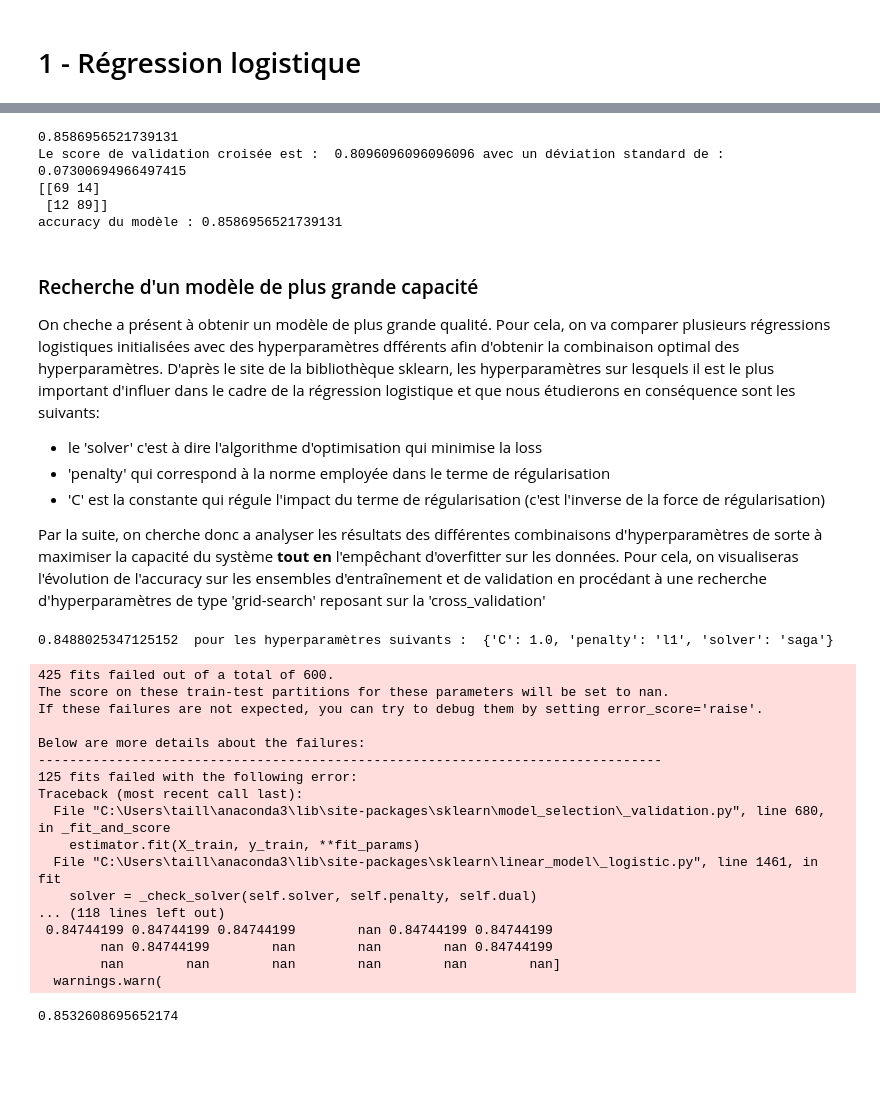
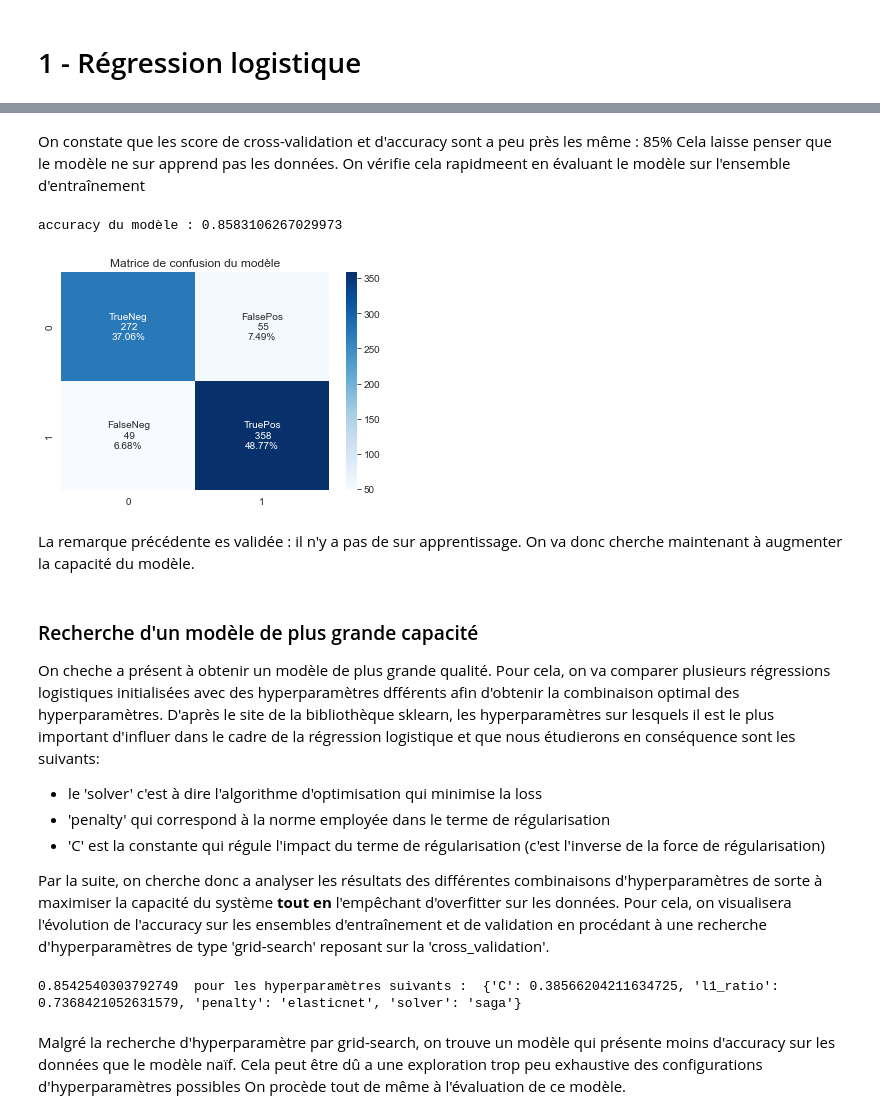
Before and after one commit to MorganChabaudENSSAT/projet_ift712, a Jupyter notebook: Projet IFT712.ipynb, the cells around one changed output, grey strips where cells are left out. Drawn from its saved outputs; the diff is of its cells as text; code cells hidden in the pictures; blank space fills up the shorter version.

```diff
--- a/Projet IFT712.ipynb
+++ b/Projet IFT712.ipynb
@@ -169,12 +184,15 @@ reg_log.train(X_train, y_train)
-# %%
-# Evaluation du modèle sur les données de test
-reg_log.evaluate_model(X_test,y_test)
-# %% [output]
-0.8586956521739131
-Le score de validation croisée est :  0.8096096096096096 avec un déviation standard de :  0.07300694966497415
-[[69 14]
- [12 89]]
-accuracy du modèle : 0.8586956521739131
+# %% [markdown]
+On constate que les score de cross-validation et d'accuracy sont a peu près les même : 85%
+Cela laisse penser que le modèle ne sur apprend pas les données.
+On vérifie cela rapidmeent en évaluant le modèle sur l'ensemble d'entraînement
+# %%
+reg_log_naif.evaluate_model(X_train, y_train)
+# %% [output]
+accuracy du modèle : 0.8583106267029973
+[figure, added]
+# %% [markdown]
+La remarque précédente es validée : il n'y a pas de sur apprentissage.
+On va donc cherche maintenant à augmenter la capacité du modèle.
 # %% [markdown]
 ### Recherche d'un modèle de plus grande capacité ###
 On cheche a présent à obtenir un modèle de plus grande qualité. Pour cela, on va comparer plusieurs régressions logistiques initialisées avec des hyperparamètres dfférents afin d'obtenir la combinaison optimal des hyperparamètres.
@@ -183,37 +201,4 @@ D'après le site de la bibliothèque sklearn, les hyperparamètres sur lesquels
 - 'penalty' qui correspond à la norme employée dans le terme de régularisation
 - 'C' est la constante qui régule l'impact du terme de régularisation (c'est l'inverse de la force de régularisation)
 
-Par la suite, on cherche donc a analyser les résultats des différentes combinaisons d'hyperparamètres de sorte à maximiser la capacité du système **tout en** l'empêchant d'overfitter sur les données. Pour cela, on visualiseras l'évolution de l'accuracy sur les ensembles d'entraînement et de validation en procédant à une recherche d'hyperparamètres de type 'grid-search' reposant sur la 'cross_validation'
+Par la suite, on cherche donc a analyser les résultats des différentes combinaisons d'hyperparamètres de sorte à maximiser la capacité du système **tout en** l'empêchant d'overfitter sur les données. Pour cela, on visualisera l'évolution de l'accuracy sur les ensembles d'entraînement et de validation en procédant à une recherche d'hyperparamètres de type 'grid-search' reposant sur la 'cross_validation'.
-# %%
-h_parameters_to_tune ={
-    'solver' : ['lbfgs', 'liblinear','newton-cg', 'newton-cholesky', 'sag', 'saga'],
-    'penalty' : ['None','l2', 'l1', 'elasticnet'],
-    'C' : [1.0, 10.0, 100.0, 1000.0, 10000.0]
-}
-grid = GridSearchCV(LogisticRegression(), h_parameters_to_tune, cv=5)
-grid. fit(X_train, y_train)
-print(grid.best_score_," pour les hyperparamètres suivants : ", grid.best_params_)
-# %% [output]
-0.8488025347125152  pour les hyperparamètres suivants :  {'C': 1.0, 'penalty': 'l1', 'solver': 'saga'}
-425 fits failed out of a total of 600.
-The score on these train-test partitions for these parameters will be set to nan.
-If these failures are not expected, you can try to debug them by setting error_score='raise'.
-
-Below are more details about the failures:
---------------------------------------------------------------------------------
-125 fits failed with the following error:
-Traceback (most recent call last):
-  File "C:\Users\taill\anaconda3\lib\site-packages\sklearn\model_selection\_validation.py", line 680, in _fit_and_score
-    estimator.fit(X_train, y_train, **fit_params)
-  File "C:\Users\taill\anaconda3\lib\site-packages\sklearn\linear_model\_logistic.py", line 1461, in fit
-    solver = _check_solver(self.solver, self.penalty, self.dual)
-... (118 lines left out)
- 0.84744199 0.84744199 0.84744199        nan 0.84744199 0.84744199
-        nan 0.84744199        nan        nan        nan 0.84744199
-        nan        nan        nan        nan        nan        nan]
-  warnings.warn(
-# %%
-best_reg_log = grid.best_estimator_
-best_reg_log.score(X_test, y_test) #Performance du modèle en vrai
-# %% [output]
-0.8532608695652174
@@ -219,0 +232,8 @@ best_reg_log.score(X_test, y_test) #Performance du modèle en vrai
+# %%
+post_grid_search_estimator = reg_log_naif.hyper_parameters_search(X_train, y_train, h_parameters_to_tune)
+# %% [output]
+0.8542540303792749  pour les hyperparamètres suivants :  {'C': 0.38566204211634725, 'l1_ratio': 0.7368421052631579, 'penalty': 'elasticnet', 'solver': 'saga'}
+# %% [markdown]
+Malgré la recherche d'hyperparamètre par grid-search, on trouve un modèle qui présente moins d'accuracy sur les données que le modèle naïf.
+Cela peut être dû a une exploration trop peu exhaustive des configurations d'hyperparamètres possibles
+On procède tout de même à l'évaluation de ce modèle.
```
Also changed, not shown: parts of 21 cells of this notebook, 1 other file.
